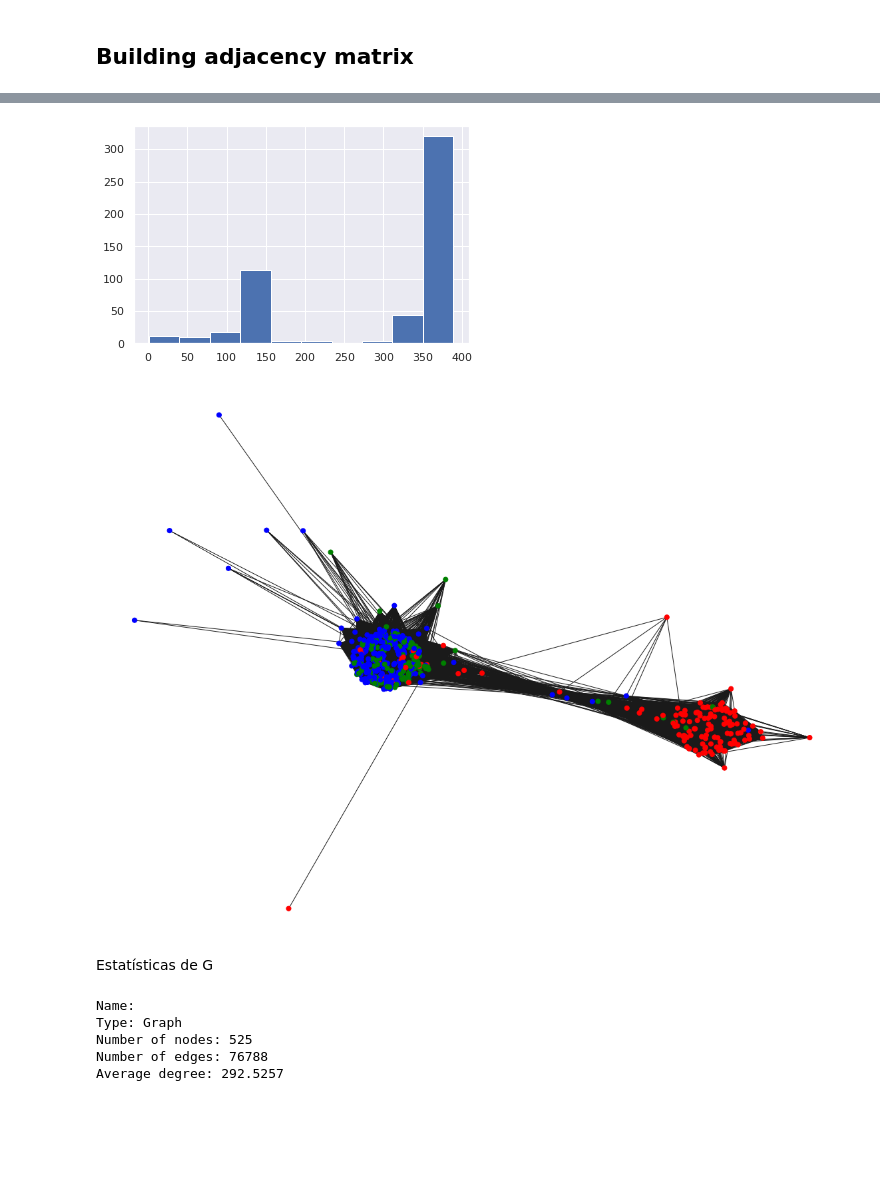
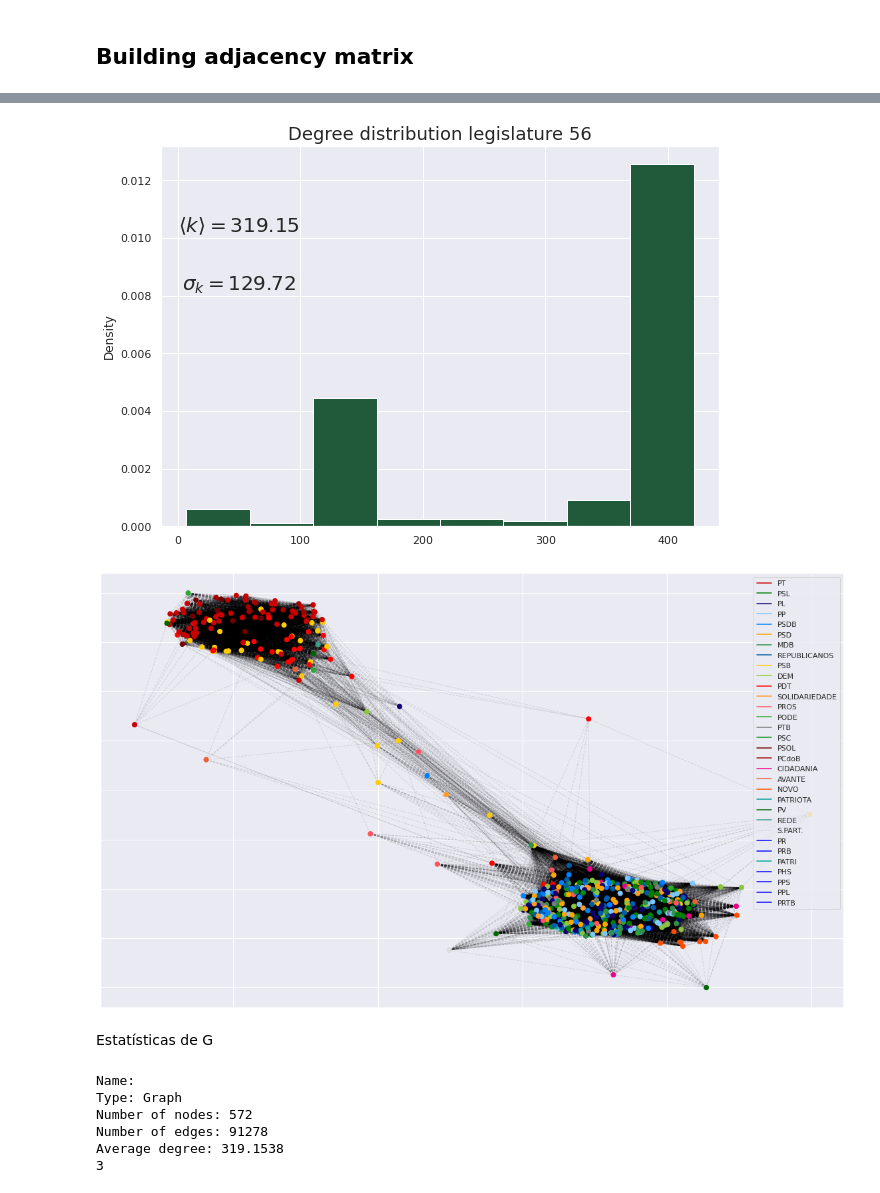
Before and after one commit to lucasmoschen/project-network-science, a Jupyter notebook: notebooks/network_construction.ipynb, the cells around one changed output, grey strips where cells are left out. Cells and saved outputs as stored; diff of their text form; code cells hidden in the pictures; blank space fills up the shorter version.

```diff
--- a/notebooks/network_construction.ipynb
+++ b/notebooks/network_construction.ipynb
@@ -61,5 +93,18 @@ plt.show()
 # %% [markdown]
 ## Building adjacency matrix
 # %%
-incidence_matrix = pd.read_csv('../data/tables/incidence_matrix_56.csv', index_col=0)
-incidence_matrix = incidence_matrix.replace({278: 0, 17: 0, 255: 0, 0.1: 0}).fillna(0)
+number_edges = []
+
+for legislature in trange(52, 57):
+
+    incidence_matrix = pd.read_csv('../data/tables/incidence_matrix_{}.csv'.format(legislature), index_col=0)
+    incidence_matrix = incidence_matrix.replace({278: 0, 17: 0, 255: 0, 0.1: 0}).fillna(0)
+
+    corr_function = lambda x, y: 0 if (x*y != 0).sum() == 0 else (x*y == 1).sum()/(x*y != 0).sum()
+    incidence_corr = incidence_matrix.corr(method=corr_function)
+
+    adj_matrix = 1*((incidence_corr > 0.75)&(incidence_corr < 1))
+
+    G = nx.from_pandas_adjacency(adj_matrix)
+
+    number_edges.append((legislature, G.number_of_edges()))
@@ -66,18 +148,24 @@ incidence_matrix = incidence_matrix.replace({278: 0, 17: 0, 255: 0, 0.1: 0}).fil
 # %%
-corr_function = lambda x, y: (x*y).mean()
+fig, ax = plt.subplots(figsize=(10,7))
 
-adj_matrix = 1*((incidence_matrix.corr(method=corr_function) > 60/291)&(incidence_matrix.corr(method=corr_function) < 1))
+degrees = dict(G.degree).values()
 
-G = nx.from_pandas_adjacency(adj_matrix)
+ax.hist(degrees, color = "#21593b", bins=8, density=True)
 
-remove = [node for node,degree in dict(G.degree()).items() if degree < 1]
+ax.set_ylabel('Density')
+ax.set_title('Degree distribution legislature 56', fontsize = 18)
 
-G.remove_nodes_from(remove)
+#ax.set_ylim((0,1250))
 
-plt.hist(dict(G.degree).values())
+ax.text(0, 0.0102, r'$\langle k \rangle = {}$'.format(round(np.mean(list(degrees)),2)),
+        fontsize = 20, weight='bold')
+ax.text(3, 0.0082, r'$\sigma_k = {}$'.format(round(np.std(list(degrees)),2)),
+        fontsize = 20, weight='bold')
+
+plt.savefig('../images/degree_distribution.png', bbox_inches='tight', dpi=600)
 plt.show()
 # %% [output]
-[figure, old version]
+[figure, new version]
 # %%
 parties = dict(zip(deputies[deputies.idLegislatura==56].id.astype(str), deputies[deputies.idLegislatura==56].siglaPartido))
 nx.set_node_attributes(G, parties, 'party')
@@ -91,20 +182,35 @@ party_color = {'PT': 'red', 'PSL': 'blue', 'PL': 'blue', 'PP': 'blue',
 
 colors = [party_color[G.nodes[n]['party']] for n in G.nodes]
 # %%
-fig, ax = plt.subplots(figsize=(20,15))
-nx.draw(G, node_size = 50, node_color = colors, ax=ax)
+fig, ax = plt.subplots(figsize=(20,12))
+
+pos = nx.spring_layout(G)
+
+nx.draw_networkx_nodes(G, pos=pos, node_size = 50, node_color = colors, ax = ax)
+nx.draw_networkx_edges(G, pos=pos, edge_color='black', style='dashed',alpha =0.1, ax = ax)
+
+for label,color in party_color.items():
+    ax.plot([0],[0],
+            color=color,
+            label=label)
+
+ax.legend()
+plt.savefig('../images/network-56.png', bbox_inches='tight', dpi=400)
+plt.show()
 # %% [output]
-[figure, old version]
+[figure, new version]
 # %% [markdown]
 Estatísticas de G
 # %%
 print(nx.info(G))
+print(nx.diameter(G))
 # %% [output]
 Name:
 Type: Graph
-Number of nodes: 525
-Number of edges: 76788
-Average degree: 292.5257
+Number of nodes: 572
+Number of edges: 91278
+Average degree: 319.1538
+3
 # %%
 plt.hist(nx.clustering(G).values())
 plt.show()
```
Also changed, not shown: parts of 7 cells of this notebook.
